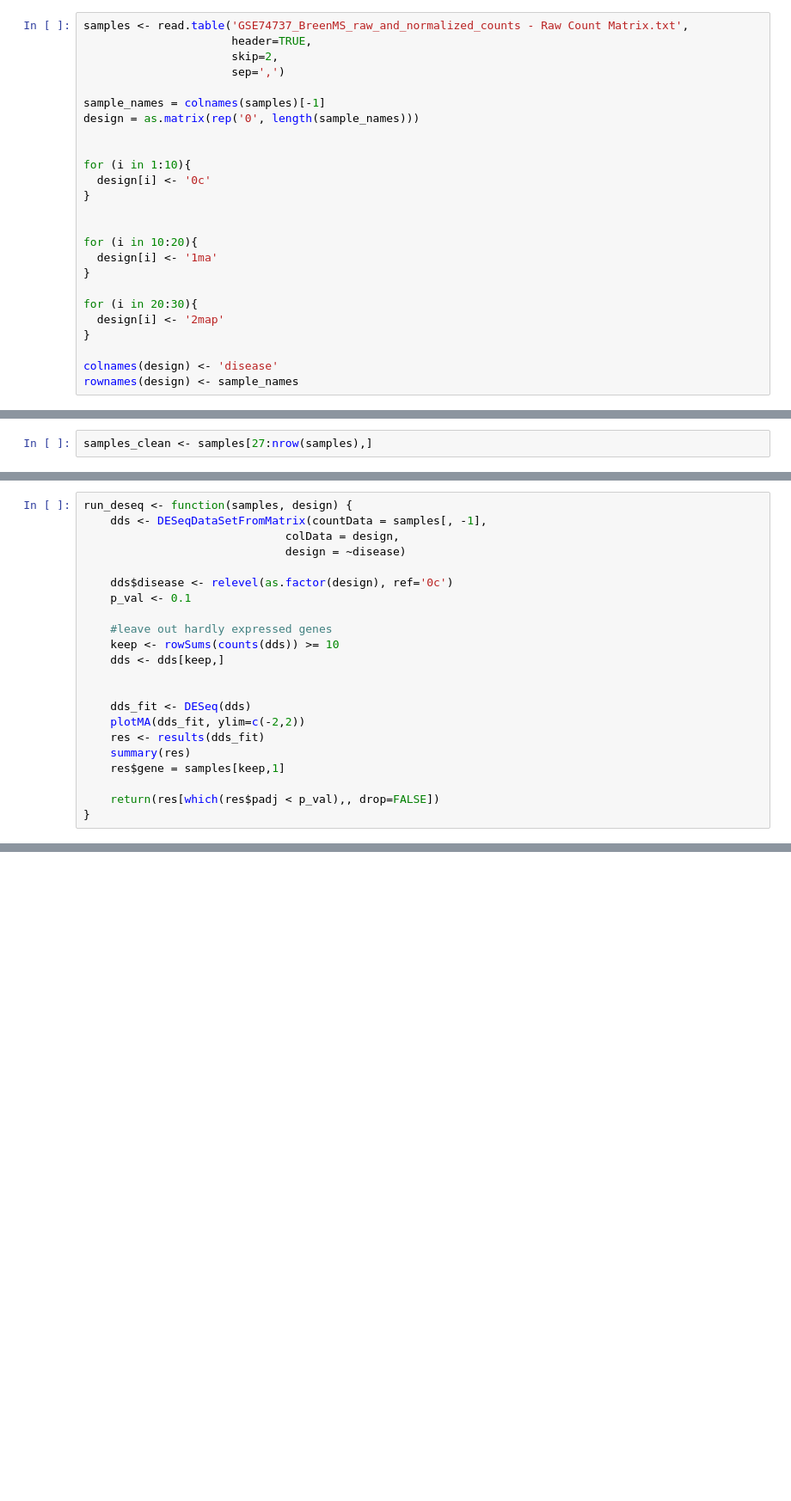
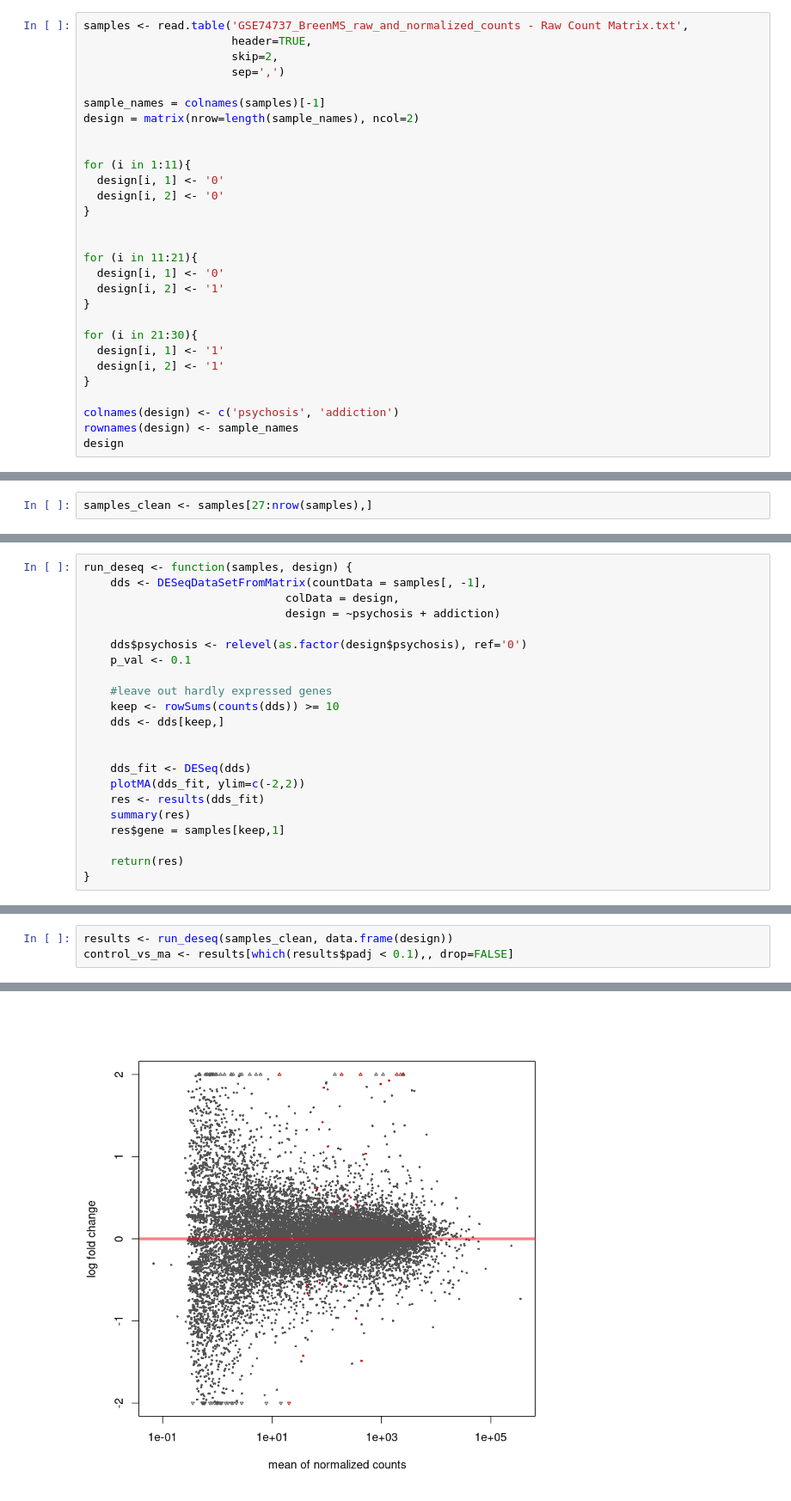
Before and after one commit to torpidfox/bioinf, a Jupyter notebook: rnaseq.ipynb, the cells around one changed output, grey strips where cells are left out. Shown at 86% size. Drawn from its saved outputs; the diff is of its cells as text; blank space fills up the shorter version.

```diff
--- a/rnaseq.ipynb
+++ b/rnaseq.ipynb
@@ -11,21 +11,25 @@ samples <- read.table('GSE74737_BreenMS_raw_and_normalized_counts - Raw Count Ma
                       sep=',')
 
 sample_names = colnames(samples)[-1]
-design = as.matrix(rep('0', length(sample_names)))
+design = matrix(nrow=length(sample_names), ncol=2)
 
 
-for (i in 1:10){
-  design[i] <- '0c'
+for (i in 1:11){
+  design[i, 1] <- '0'
+  design[i, 2] <- '0'
 }
 
 
-for (i in 10:20){
-  design[i] <- '1ma'
+for (i in 11:21){
+  design[i, 1] <- '0'
+  design[i, 2] <- '1'
 }
 
-for (i in 20:30){
-  design[i] <- '2map'
+for (i in 21:30){
+  design[i, 1] <- '1'
+  design[i, 2] <- '1'
 }
 
-colnames(design) <- 'disease'
+colnames(design) <- c('psychosis', 'addiction')
 rownames(design) <- sample_names
+design
@@ -79,9 +102,9 @@ The following objects are masked from ‘package:parallel’:
 run_deseq <- function(samples, design) {
     dds <- DESeqDataSetFromMatrix(countData = samples[, -1],
                               colData = design,
-                              design = ~disease)
+                              design = ~psychosis + addiction)
 
-    dds$disease <- relevel(as.factor(design), ref='0c')
+    dds$psychosis <- relevel(as.factor(design$psychosis), ref='0')
     p_val <- 0.1
 
     #leave out hardly expressed genes
@@ -95,5 +118,5 @@ run_deseq <- function(samples, design) {
     summary(res)
     res$gene = samples[keep,1]
 
-    return(res[which(res$padj < p_val),, drop=FALSE])
+    return(res)
 }
@@ -123,0 +123,4 @@ low counts [2]     : 9536, 56%
+# %%
+results <- run_deseq(samples_clean, data.frame(design))
+control_vs_ma <- results[which(results$padj < 0.1),, drop=FALSE]
+# %% [output]
@@ -124 +147,2 @@ low counts [2]     : 9536, 56%
+[figure, added]
 # %%
```
Also changed, not shown: parts of 16 cells of this notebook.
